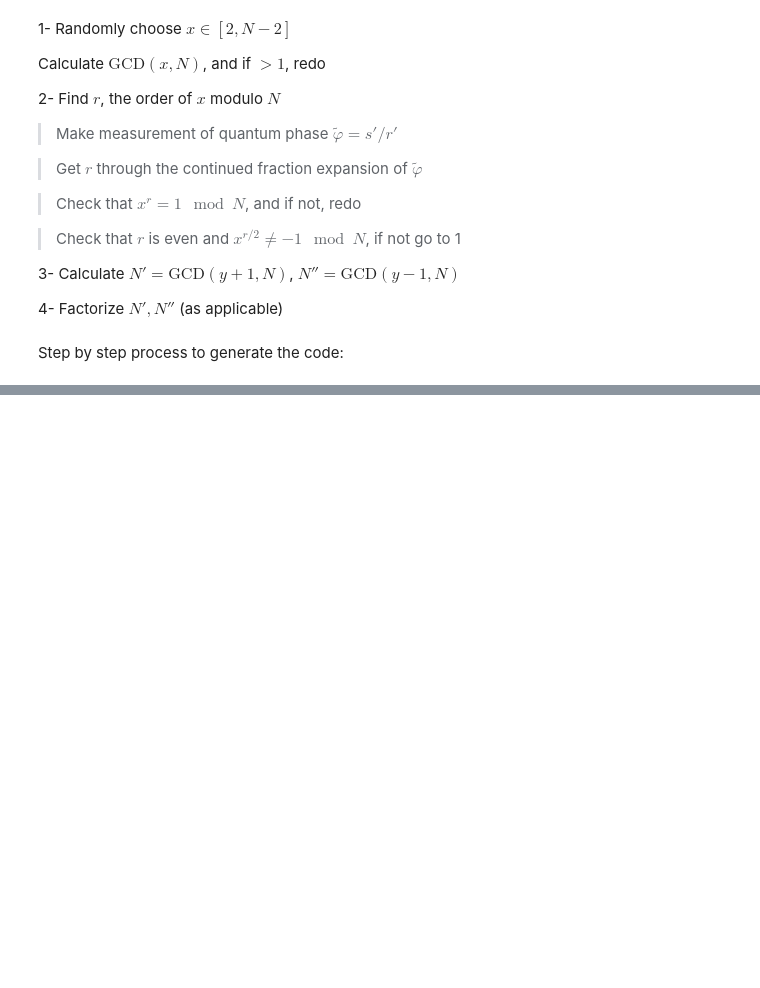
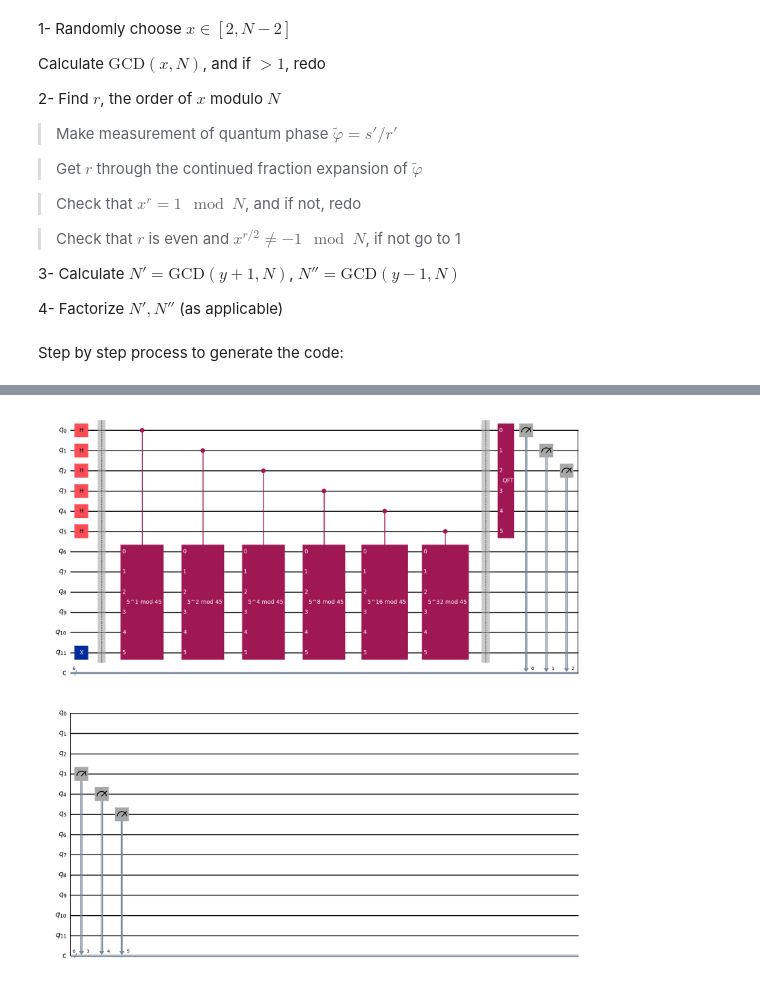
Before and after one commit to jyotiraj-code/dissertation, a Jupyter notebook: Practice Codes/shors-algorithm (learning from qiskit).ipynb, the cells around one changed output, grey strips where cells are left out. Saved outputs shown, nothing was run; the diff lists cells and outputs as text; code cells hidden in the pictures; blank space fills up the shorter version.

```diff
--- a/Practice Codes/shors-algorithm (learning from qiskit).ipynb
+++ b/Practice Codes/shors-algorithm (learning from qiskit).ipynb
@@ -373,0 +497,35 @@ while True:
+# %%
+#The Shor's Circuit
+
+N_binary = toBinary(N) # Generate the binary representation of the number so that we can generate the number of qubits needed.
+n = len(N_binary)
+m = 2 * n
+
+circuit = QuantumCircuit(m, n)
+
+# apply the hadamard gate to the input value
+for i in range(n):
+    circuit.h(i)
+
+# Helper x gate
+circuit.x(m-1)
+circuit.barrier()
+
+# Modify the circuit so that we can install the Controll-ROT gate.
+# c_amodN implements an instance of the UROT gate per each power basis,
+# and the following loop tells the c_amodN gate which qubits it can
+# apply to.
+
+for i in range(n):
+    circuit.append(opUx(a, 2**i, N), [i]+[j+n for j in range(m-n)])
+
+circuit.barrier()
+
+qft = QFT(n)
+qft.inverse()
+circuit.append(qft, range(n))
+
+circuit.measure(range(n), range(n))
+display(circuit.draw('mpl'))
+# %% [output]
+[figure, added]
```
Also changed, not shown: parts of 15 cells of this notebook.
